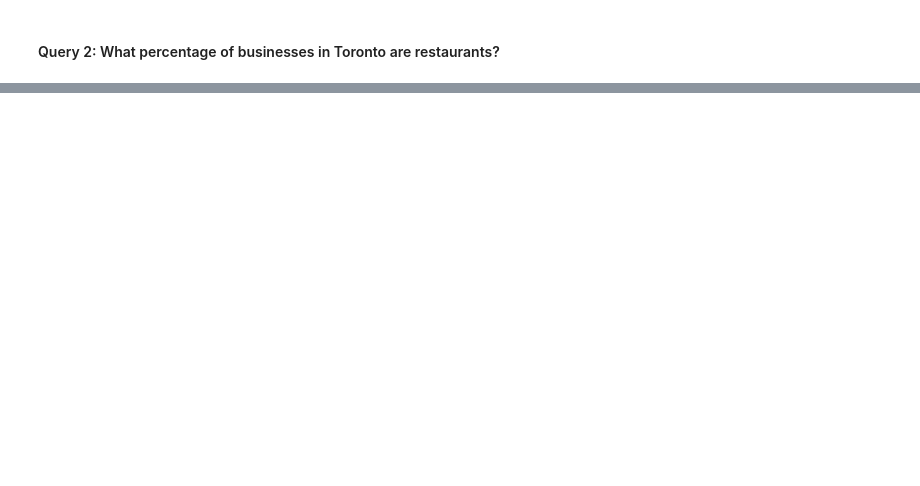
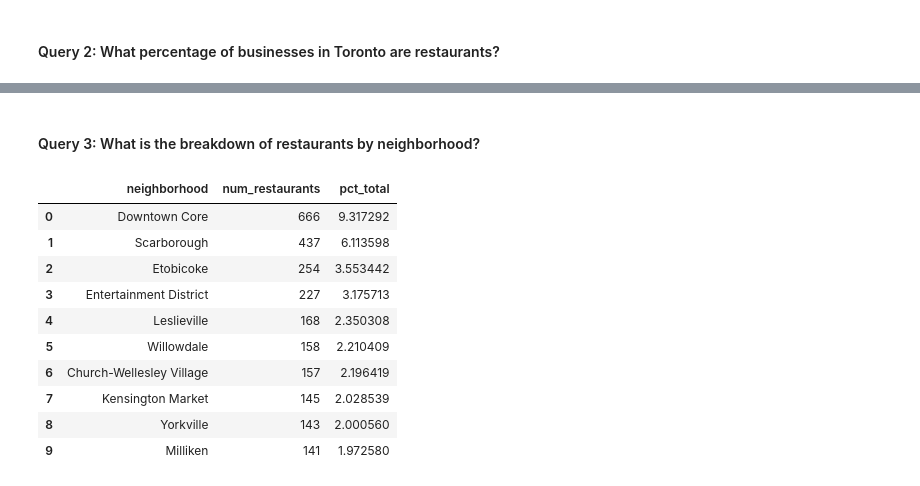
Before and after one commit to neo4j-contrib/neo4j-data-science-yelp, a Jupyter notebook: notebooks/neo4j_yelp_01_EDA.ipynb, the cells around one changed output, grey strips where cells are left out. Cells and saved outputs as stored; diff of their text form; code cells hidden in the pictures; blank space fills up the shorter version.

```diff
--- a/notebooks/neo4j_yelp_01_EDA.ipynb
+++ b/notebooks/neo4j_yelp_01_EDA.ipynb
@@ -592,0 +93,15 @@ NOTE: RESERVING CATEGORY-RELATED QUERIES FOR THE NEXT MODULE OR SNEAK PEEK TO IT
+# %%
+ex1 = """
+      MATCH (b:Business)-[:IN_CITY]->(c:City {name:'Toronto'}),
+            (b)-[:IN_CATEGORY]->(cat:Category {name:'Restaurants'})
+      WHERE b.neighborhood <> ''
+      RETURN DISTINCT b.neighborhood AS neighborhoods
+      """
+
+with driver.session() as session:
+    result_ex1 = session.run(ex1)
+
+neighborhood = pd.DataFrame([dict(record) for record in result_ex1])
+
+print('Number of neighborhoods in Toronto that have restaurants: {0}'.format(neighborhood.shape[0]))
+display(neighborhood.head(10))
@@ -592,0 +126,31 @@ NOTE: RESERVING CATEGORY-RELATED QUERIES FOR THE NEXT MODULE OR SNEAK PEEK TO IT
+# %% [markdown]
+#### Query 3:  What is the breakdown of restaurants by neighborhood?
+# %%
+query3 = """
+         MATCH (b:Business)-[:IN_CITY]->(c:City {name:'Toronto'}),
+               (b)-[:IN_CATEGORY]->(cat:Category {name:'Restaurants'})
+         WHERE b.neighborhood <> ''
+         RETURN b.neighborhood as neighborhood, COUNT(b) as num_restaurants
+         ORDER BY num_restaurants DESC
+         """
+
+with driver.session() as session:
+    result3 = session.run(query3)
+
+neighborhood_restaurant = pd.DataFrame([dict(record) for record in result3])
+
+# Compute distribution of restaurants by neighborhood and display the top 10
+neighborhood_restaurant['pct_total'] = neighborhood_restaurant['num_restaurants'] / restaurant_count * 100
+display(neighborhood_restaurant.head(10))
+# %% [output]
+|  | neighborhood | num_restaurants | pct_total |
+| 0 | Downtown Core | 666 | 9.317292 |
+| 1 | Scarborough | 437 | 6.113598 |
+| 2 | Etobicoke | 254 | 3.553442 |
+| 3 | Entertainment District | 227 | 3.175713 |
+| 4 | Leslieville | 168 | 2.350308 |
+| 5 | Willowdale | 158 | 2.210409 |
+| 6 | Church-Wellesley Village | 157 | 2.196419 |
+| 7 | Kensington Market | 145 | 2.028539 |
+| 8 | Yorkville | 143 | 2.000560 |
+| 9 | Milliken | 141 | 1.972580 |
```
Also changed, not shown: parts of 94 cells of this notebook.
